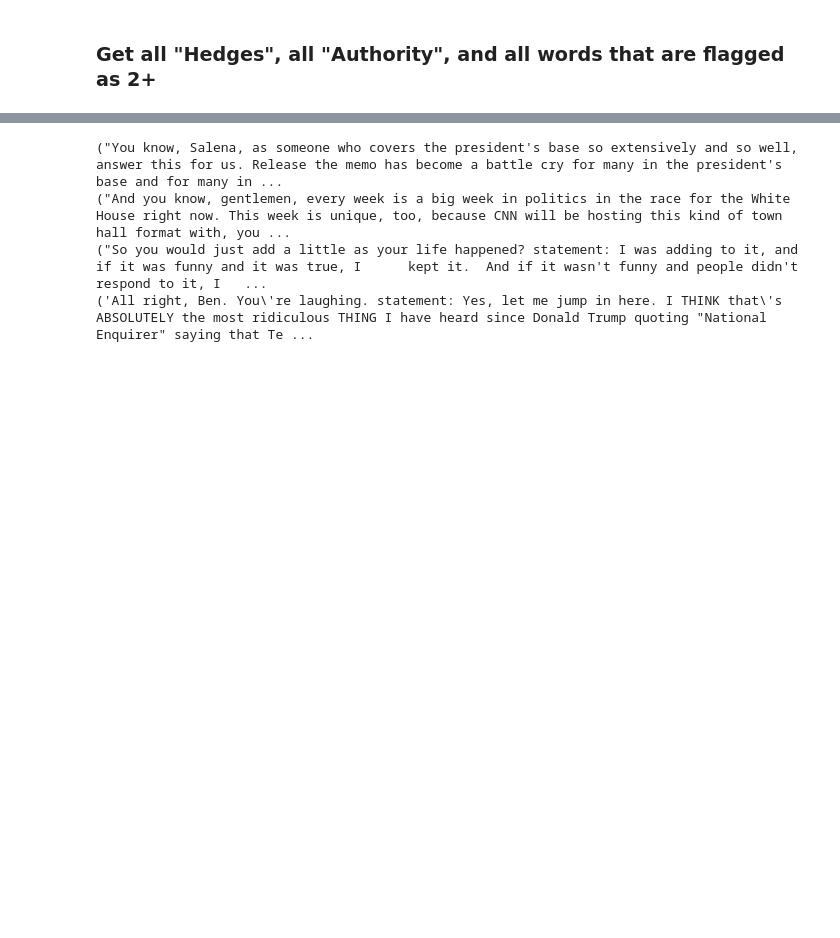
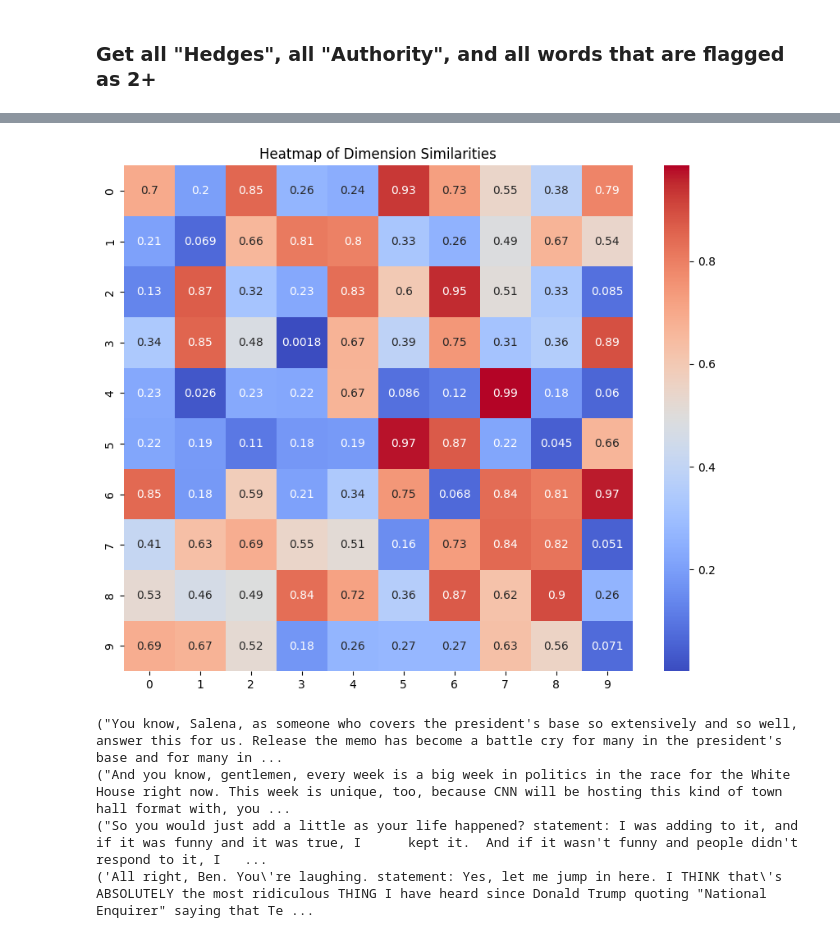
Before and after one commit to Houdanait/PoliticalTextandAttitudes, a Jupyter notebook: embedding_evaluation.ipynb, the cells around one changed output, grey strips where cells are left out. Drawn from its saved outputs; the diff is of its cells as text; code cells hidden in the pictures; blank space fills up the shorter version.

```diff
--- a/embedding_evaluation.ipynb
+++ b/embedding_evaluation.ipynb
@@ -289,3 +314,16 @@ Authority Vectors: 64
+# %%
+import seaborn as sns
+
+# Generate a random similarity matrix for demonstration purposes
+similarity_matrix = np.random.rand(10, 10)
+
+# Plot a heatmap of the similarity matrix
+plt.figure(figsize=(10, 8))
+sns.heatmap(similarity_matrix, cmap='coolwarm', annot=True)
+plt.title('Heatmap of Dimension Similarities')
+plt.show()
+# %% [output]
+[figure, added]
 # %%
 import json
 
```
Also changed, not shown: parts of 19 cells of this notebook, 5 other files.
